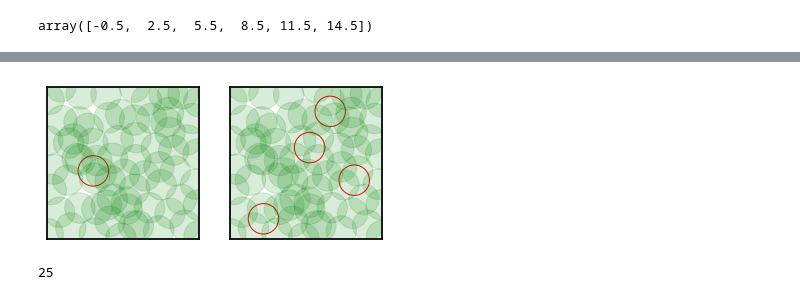
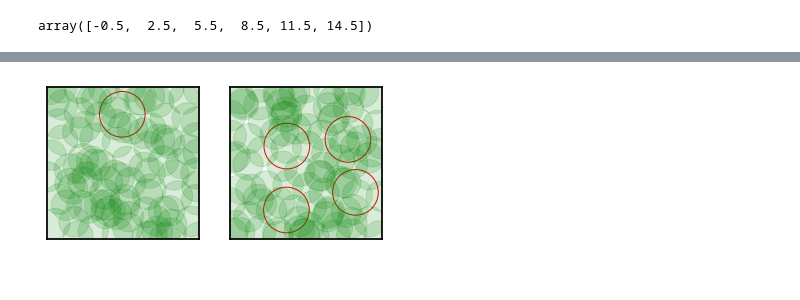
Before and after one commit to theilmbh/NeuralTDA, a Jupyter notebook: notebooks/pub/PySLSA-PlaceCellSim-Final.ipynb, the cells around one changed output, grey strips where cells are left out. Cells and saved outputs as stored; diff of their text form; code cells hidden in the pictures.

```diff
--- a/notebooks/pub/PySLSA-PlaceCellSim-Final.ipynb
+++ b/notebooks/pub/PySLSA-PlaceCellSim-Final.ipynb
@@ -135,9 +138,13 @@ plt.savefig(figpath)
+# %%
+# Plot environments
+with open('/home/brad/pcsim/environment_out_random_place_fields_precompute_10_5_5.pkl', 'rb') as f:
+    (spikes, fields, envs, corrmat) = pickle.load(f)
+plt.style.use('/home/brad/code/NeuralTDA/gentnerlab.mplstyle')
+env2 = envs[23]
+fields2 = fields[23][0]
+env1 = envs[6]
+fields1 = fields[6][0]
 # %%
-# Plot environments
-plt.style.use('/home/brad/code/NeuralTDA/gentnerlab.mplstyle')
-env2 = envs[22]
-env1 = envs[6]
-
 rad = 0.1*2
 
 fig = plt.figure()
@@ -146,37 +153,33 @@ ax = fig.add_subplot(121)
 #ax = plt.gca()
 for hole in env1.holes:
 
     h1 = plt.Circle(hole, env1.hole_rad, fill=False, color='r', )
     ax.add_artist(h1)
-for field in fields:
+for field in fields1:
     h2 = plt.Circle(field, rad, fill=True, color='g', alpha=0.15)
     ax.add_artist(h2)
 plt.xlim([-1, 1])
 plt.ylim([-1, 1])
 ax.set_xticks([])
 ax.set_yticks([])
 #plt.title('Environment 1')
 ax.set_aspect('equal')
 
 ax = fig.add_subplot(122)
 for hole in env2.holes:
     h1 = plt.Circle(hole, env2.hole_rad, fill=False, color='r')
     ax.add_artist(h1)
 
-for field in fields:
+for field in fields2:
     h2 = plt.Circle(field, rad, fill=True, color='g', alpha=0.15)
     ax.add_artist(h2)
 plt.xlim([-1, 1])
 plt.ylim([-1, 1])
 ax.set_xticks([])
 ax.set_yticks([])
 #plt.title('Environment 2')
 ax.set_aspect('equal')
 
 plt.savefig(os.path.join(figsavepth, 'randompf-environmentexamples.pdf'))
 # %% [output]
-[figure, old version]
+[figure, new version]
-# %%
-len(envs)
-# %% [output]
-25
```
Also changed, not shown: parts of 10 cells of this notebook, 5 other files.
